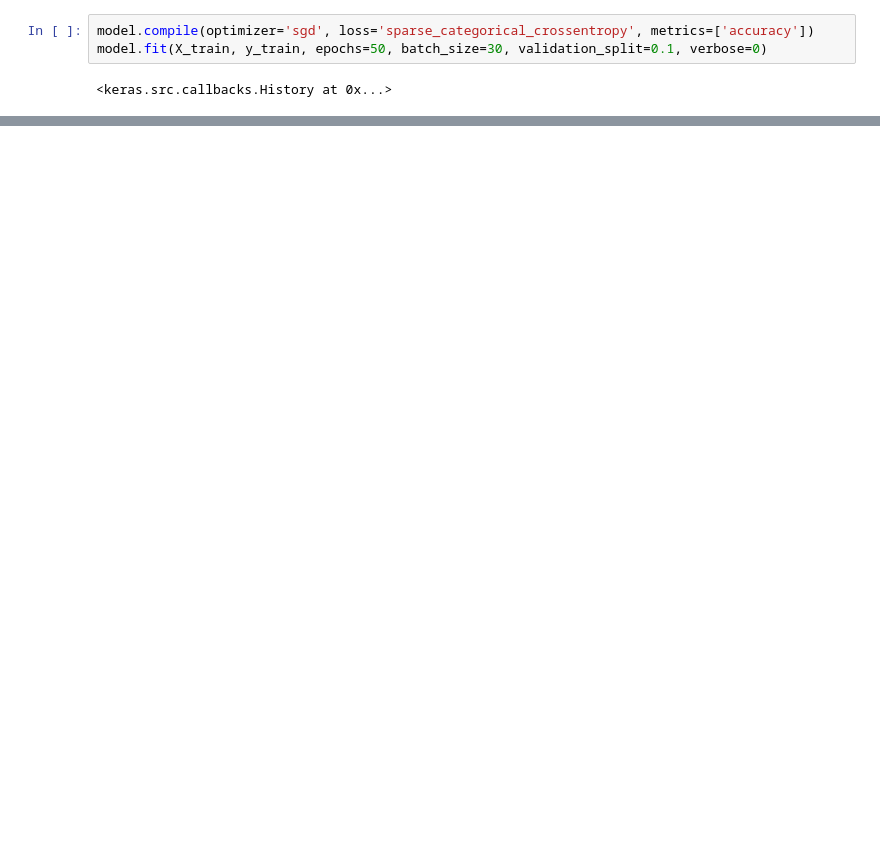
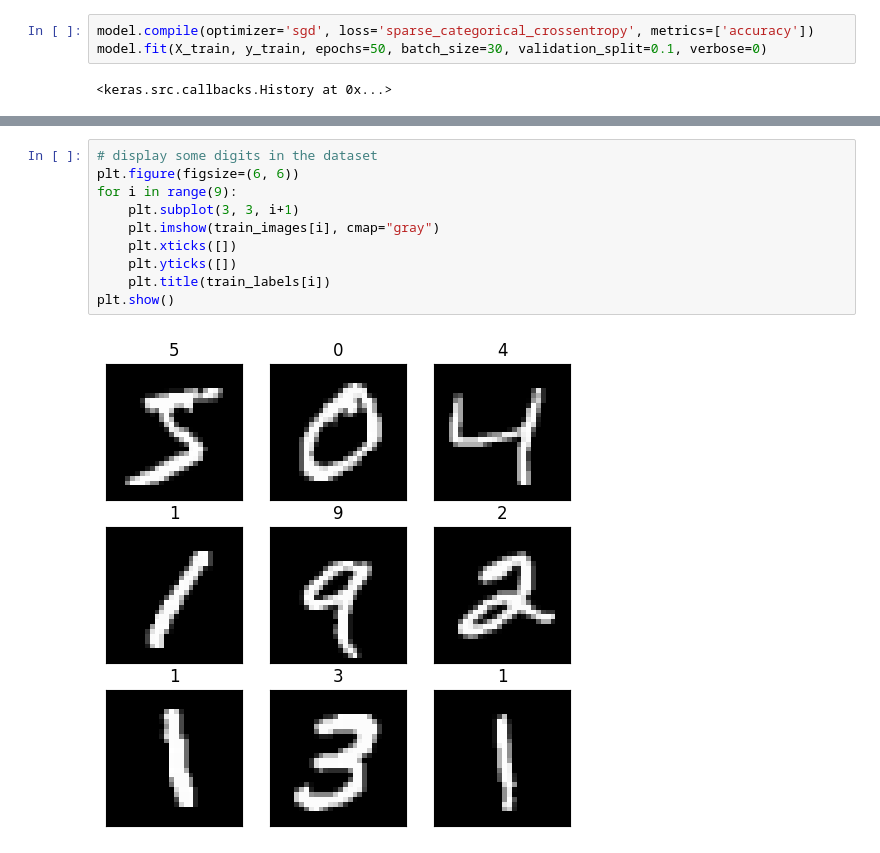
Before and after one commit to Ravindu-Kalhara/Machine-Learning-and-Neural-Computation-Lab, a Jupyter notebook: Artificial-Neural-Networks.ipynb, the cells around one changed output, grey strips where cells are left out. Saved outputs shown, nothing was run; the diff lists cells and outputs as text; blank space fills up the shorter version.

```diff
--- a/Artificial-Neural-Networks.ipynb
+++ b/Artificial-Neural-Networks.ipynb
@@ -173,0 +178,12 @@ With th MNIST database of handwritten digits (image classification).
+# %%
+# display some digits in the dataset
+plt.figure(figsize=(6, 6))
+for i in range(9):
+    plt.subplot(3, 3, i+1)
+    plt.imshow(train_images[i], cmap="gray")
+    plt.xticks([])
+    plt.yticks([])
+    plt.title(train_labels[i])
+plt.show()
+# %% [output]
+[figure, added]
```
Also changed, not shown: parts of 13 cells of this notebook.
